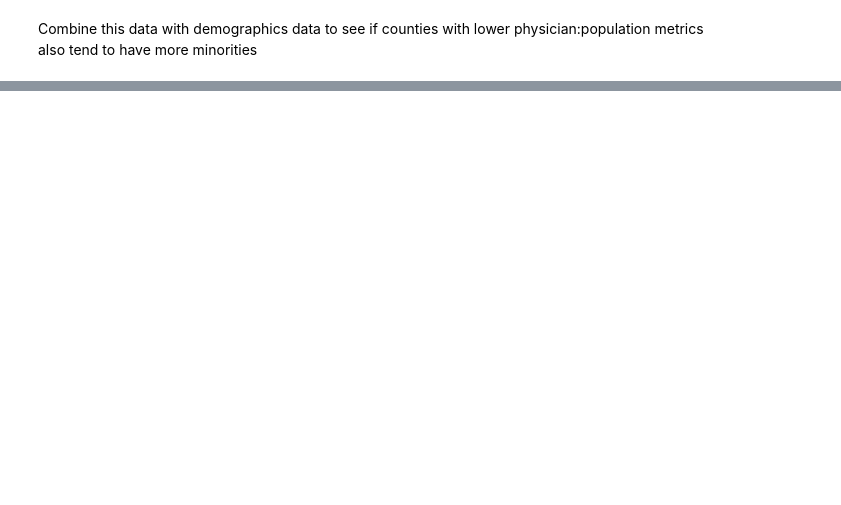
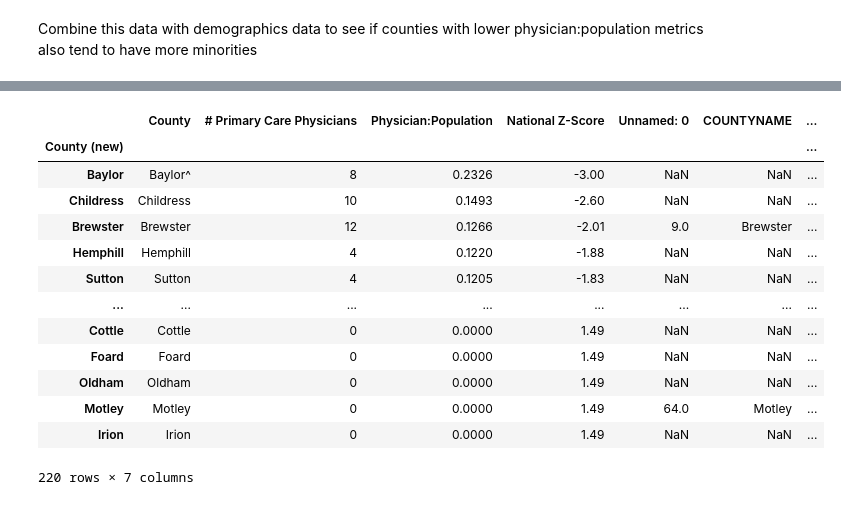
Before and after one commit to AntoAAAAAAAA/Disparities-Dashboard, a Jupyter notebook: PhysicianAccess/PhysicanAccess.ipynb, the cells around one changed output, grey strips where cells are left out. Drawn from its saved outputs; the diff is of its cells as text; code cells hidden in the pictures; blank space fills up the shorter version.

```diff
--- a/PhysicianAccess/PhysicanAccess.ipynb
+++ b/PhysicianAccess/PhysicanAccess.ipynb
@@ -57,0 +92,27 @@ Combine this data with demographics data to see if counties with lower physician
+# %%
+dems = pd.read_csv('/Users/antoantony/Library/CloudStorage/OneDrive-TheUniversityofTexasatAustin/Python/VS_Code/Data Analysis/Disparities Dashboard/demographics.csv')
+dems['COUNTYNAME'] = dems['COUNTYNAME'].str.replace('County', '',case=False).str.strip()
+graphdata = pd.merge(data, dems, left_on='County (new)', right_on='COUNTYNAME', how='left')
+def filter(input):
+    if pd.isna(input):
+        return 'Low % Minority'
+    else:
+        return 'High % Minority'
+graphdata['% Minority'] = graphdata['COUNTYNAME'].apply(filter)
+graphdata.set_index('County (new)', inplace=True)
+graphdata
+# %% [output]
+|  | County | # Primary Care Physicians | Physician:Population | National Z-Score | Unnamed: 0 | COUNTYNAME | ... |
+| County (new) |  |  |  |  |  |  | ... |
+| Baylor | Baylor^ | 8 | 0.2326 | -3.00 | NaN | NaN | ... |
+| Childress | Childress | 10 | 0.1493 | -2.60 | NaN | NaN | ... |
+| Brewster | Brewster | 12 | 0.1266 | -2.01 | 9.0 | Brewster | ... |
+| Hemphill | Hemphill | 4 | 0.1220 | -1.88 | NaN | NaN | ... |
+| Sutton | Sutton | 4 | 0.1205 | -1.83 | NaN | NaN | ... |
+| ... | ... | ... | ... | ... | ... | ... | ... |
+| Cottle | Cottle | 0 | 0.0000 | 1.49 | NaN | NaN | ... |
+| Foard | Foard | 0 | 0.0000 | 1.49 | NaN | NaN | ... |
+| Oldham | Oldham | 0 | 0.0000 | 1.49 | NaN | NaN | ... |
+| Motley | Motley | 0 | 0.0000 | 1.49 | 64.0 | Motley | ... |
+| Irion | Irion | 0 | 0.0000 | 1.49 | NaN | NaN | ... |
+220 rows × 7 columns
```
Also changed, not shown: parts of 7 cells of this notebook, 1 other file.
